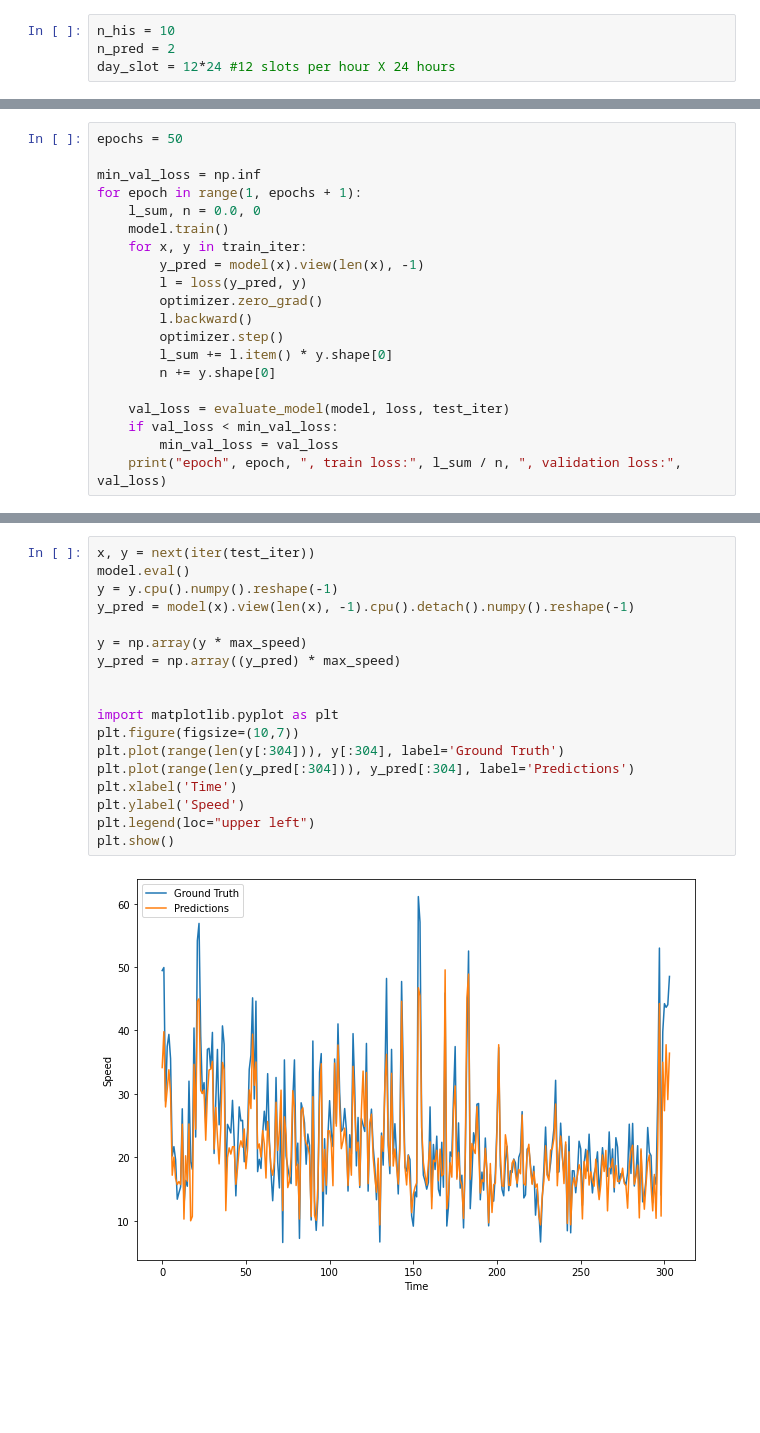
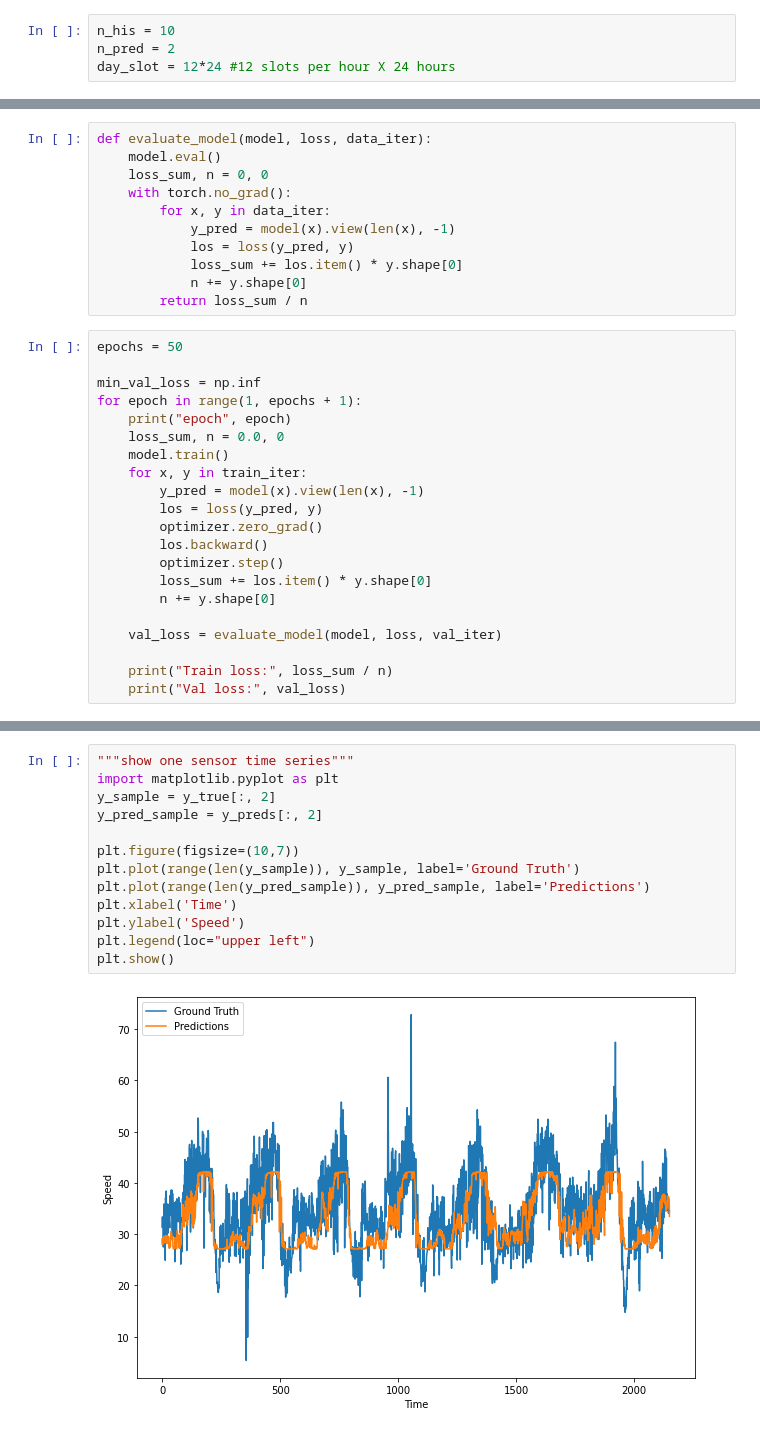
Before and after one commit to mhmdrdwn/traffic, a Jupyter notebook: notebooks/stgcn.ipynb, the cells around one changed output, grey strips where cells are left out. Cells and saved outputs as stored; diff of their text form; blank space fills up the shorter version.

```diff
--- a/notebooks/stgcn.ipynb
+++ b/notebooks/stgcn.ipynb
@@ -301,21 +306,33 @@ optimizer = torch.optim.Adam(model.parameters(), lr=lr)
+# %%
+def evaluate_model(model, loss, data_iter):
+    model.eval()
+    loss_sum, n = 0, 0
+    with torch.no_grad():
+        for x, y in data_iter:
+            y_pred = model(x).view(len(x), -1)
+            los = loss(y_pred, y)
+            loss_sum += los.item() * y.shape[0]
+            n += y.shape[0]
+        return loss_sum / n
 # %%
 epochs = 50
 
 min_val_loss = np.inf
 for epoch in range(1, epochs + 1):
-    l_sum, n = 0.0, 0
+    print("epoch", epoch)
+    loss_sum, n = 0.0, 0
     model.train()
     for x, y in train_iter:
         y_pred = model(x).view(len(x), -1)
-        l = loss(y_pred, y)
+        los = loss(y_pred, y)
         optimizer.zero_grad()
-        l.backward()
+        los.backward()
         optimizer.step()
-        l_sum += l.item() * y.shape[0]
+        loss_sum += los.item() * y.shape[0]
         n += y.shape[0]
 
-    val_loss = evaluate_model(model, loss, test_iter)
-    if val_loss < min_val_loss:
-        min_val_loss = val_loss
-    print("epoch", epoch, ", train loss:", l_sum / n, ", validation loss:", val_loss)
+    val_loss = evaluate_model(model, loss, val_iter)
+
+    print("Train loss:", loss_sum / n)
+    print("Val loss:", val_loss)
 # %% [output]
@@ -371,20 +375,15 @@ x.shape, y.shape
 # %%
-x, y = next(iter(test_iter))
-model.eval()
-y = y.cpu().numpy().reshape(-1)
-y_pred = model(x).view(len(x), -1).cpu().detach().numpy().reshape(-1)
+"""show one sensor time series"""
+import matplotlib.pyplot as plt
+y_sample = y_true[:, 2]
+y_pred_sample = y_preds[:, 2]
 
-y = np.array(y * max_speed)
-y_pred = np.array((y_pred) * max_speed)
-
-
-import matplotlib.pyplot as plt
 plt.figure(figsize=(10,7))
-plt.plot(range(len(y[:304])), y[:304], label='Ground Truth')
-plt.plot(range(len(y_pred[:304])), y_pred[:304], label='Predictions')
+plt.plot(range(len(y_sample)), y_sample, label='Ground Truth')
+plt.plot(range(len(y_pred_sample)), y_pred_sample, label='Predictions')
 plt.xlabel('Time')
 plt.ylabel('Speed')
 plt.legend(loc="upper left")
 plt.show()
 # %% [output]
-[figure, old version]
+[figure, new version]
```
Also changed, not shown: parts of 32 cells of this notebook, 1 other file.
